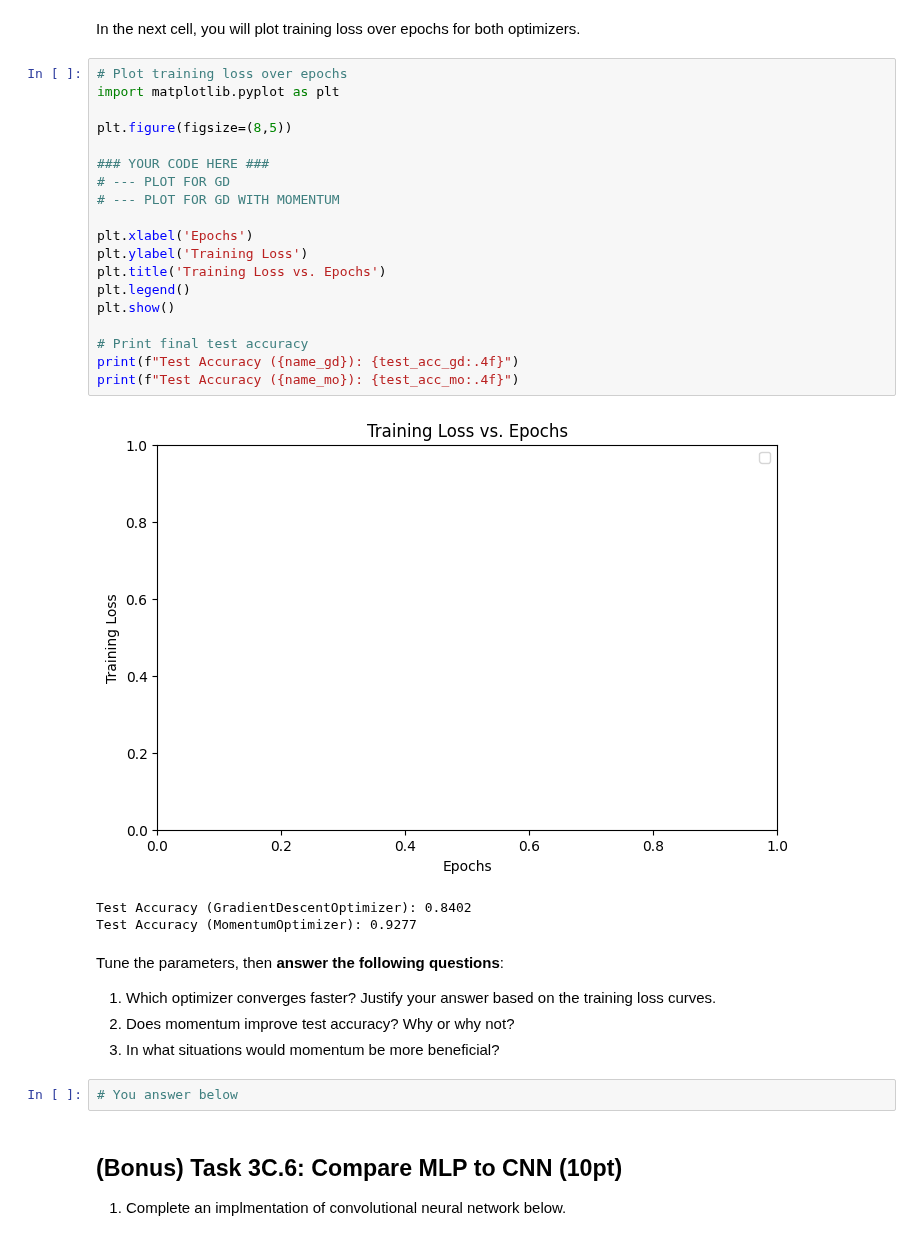
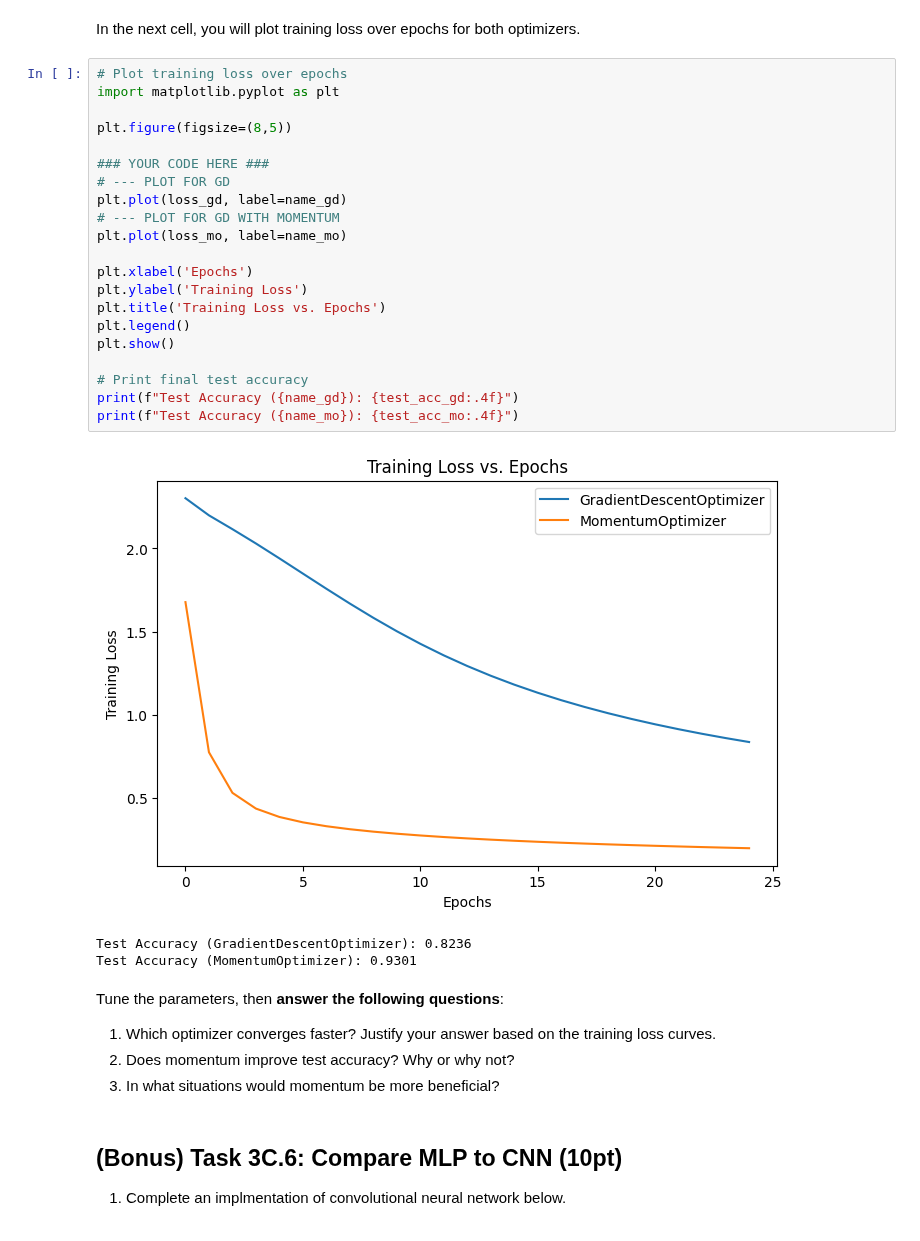
Before and after one commit to nickmvega/machine-learning, a Jupyter notebook: project_3/project_src_vega_roth.ipynb, the cells around one changed output. Saved outputs shown, nothing was run; the diff lists cells and outputs as text.

```diff
--- a/project_3/project_src_vega_roth.ipynb
+++ b/project_3/project_src_vega_roth.ipynb
@@ -1423,33 +1423,33 @@ In the next cell, you will plot training loss over epochs for both optimizers.
 # %%
 # Plot training loss over epochs
 import matplotlib.pyplot as plt
 
 plt.figure(figsize=(8,5))
 
 ### YOUR CODE HERE ###
 # --- PLOT FOR GD
+plt.plot(loss_gd, label=name_gd)
 # --- PLOT FOR GD WITH MOMENTUM
+plt.plot(loss_mo, label=name_mo)
 
 plt.xlabel('Epochs')
 plt.ylabel('Training Loss')
 plt.title('Training Loss vs. Epochs')
 plt.legend()
 plt.show()
 
 # Print final test accuracy
 print(f"Test Accuracy ({name_gd}): {test_acc_gd:.4f}")
 print(f"Test Accuracy ({name_mo}): {test_acc_mo:.4f}")
 # %% [output]
-[figure, old version]
+[figure, new version]
-Test Accuracy (GradientDescentOptimizer): 0.8402
-Test Accuracy (MomentumOptimizer): 0.9277
+Test Accuracy (GradientDescentOptimizer): 0.8236
+Test Accuracy (MomentumOptimizer): 0.9301
 # %% [markdown]
 Tune the parameters, then **answer the following questions**:
 1. Which optimizer converges faster? Justify your answer based on the training loss curves.
 2. Does momentum improve test accuracy? Why or why not?
 3. In what situations would momentum be more beneficial?
-# %%
-# You answer below
 # %% [markdown]
 ## (Bonus) Task 3C.6: Compare MLP to CNN (10pt)
 1. Complete an implmentation of convolutional neural network below.
```
Also changed, not shown: parts of 14 cells of this notebook.
